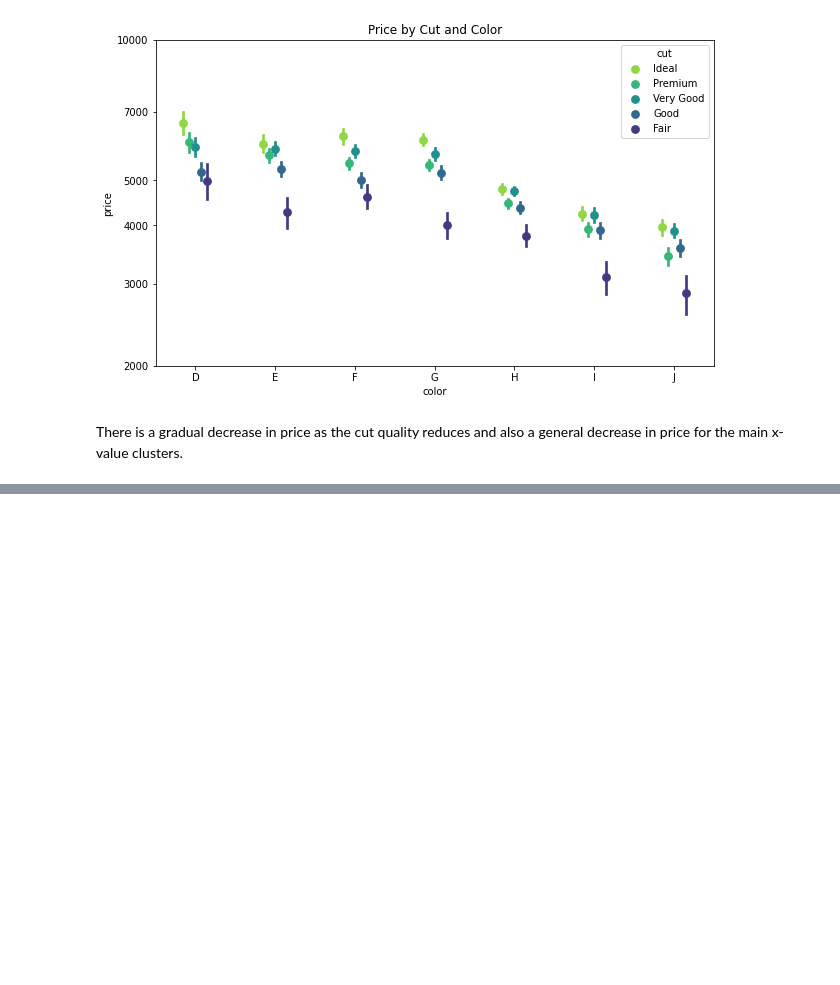
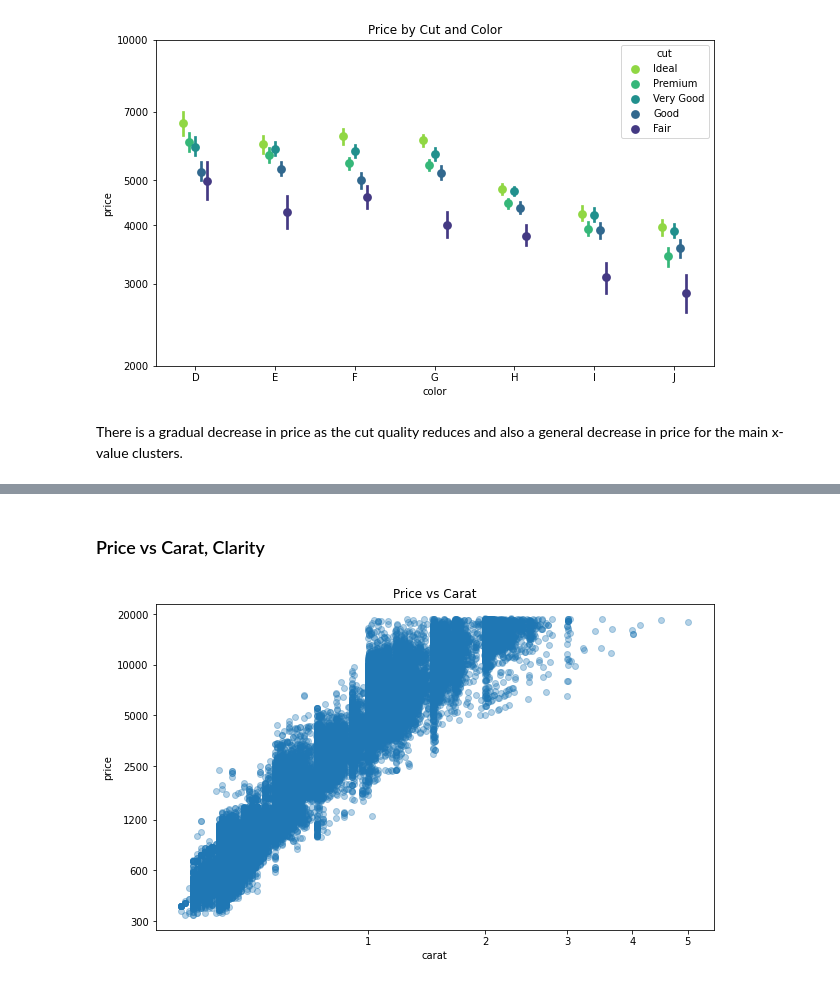
Before and after one commit to EsosaOrumwese/ALX-T-Nanodegree, a Jupyter notebook: Data Analytics/3. Data Visualization/diamondprice_EDA casestudy.ipynb, the cells around one changed output, grey strips where cells are left out. Drawn from its saved outputs; the diff is of its cells as text; code cells hidden in the pictures; blank space fills up the shorter version.

```diff
--- a/Data Analytics/3. Data Visualization/diamondprice_EDA casestudy.ipynb
+++ b/Data Analytics/3. Data Visualization/diamondprice_EDA casestudy.ipynb
@@ -557,0 +561,21 @@ There is a gradual decrease in price as the cut quality reduces and also a gener
+# %% [markdown]
+### Price vs Carat, Clarity
+# %%
+# scatterplot of price vs carat, with log transform on price axes and
+# cube-root transform on price
+
+plt.figure(figsize=[10,6])
+
+plt.scatter(data=diamonds, x='carat_cbrt', y='price_log', alpha=1/3)
+plt.title('Price vs Carat')
+plt.xlabel('carat')
+plt.ylabel('price')
+
+# transforming the ticks
+x_ticks = [1,2,3,4,5]
+plt.xticks(cuberoot_trans(x_ticks), x_ticks)
+
+y_ticks = [300, 600, 1200, 2500, 5000, 10000, 20000]
+plt.yticks(log_trans(y_ticks), y_ticks);
+# %% [output]
+[figure, added]
```
Also changed, not shown: parts of 9 cells of this notebook.
